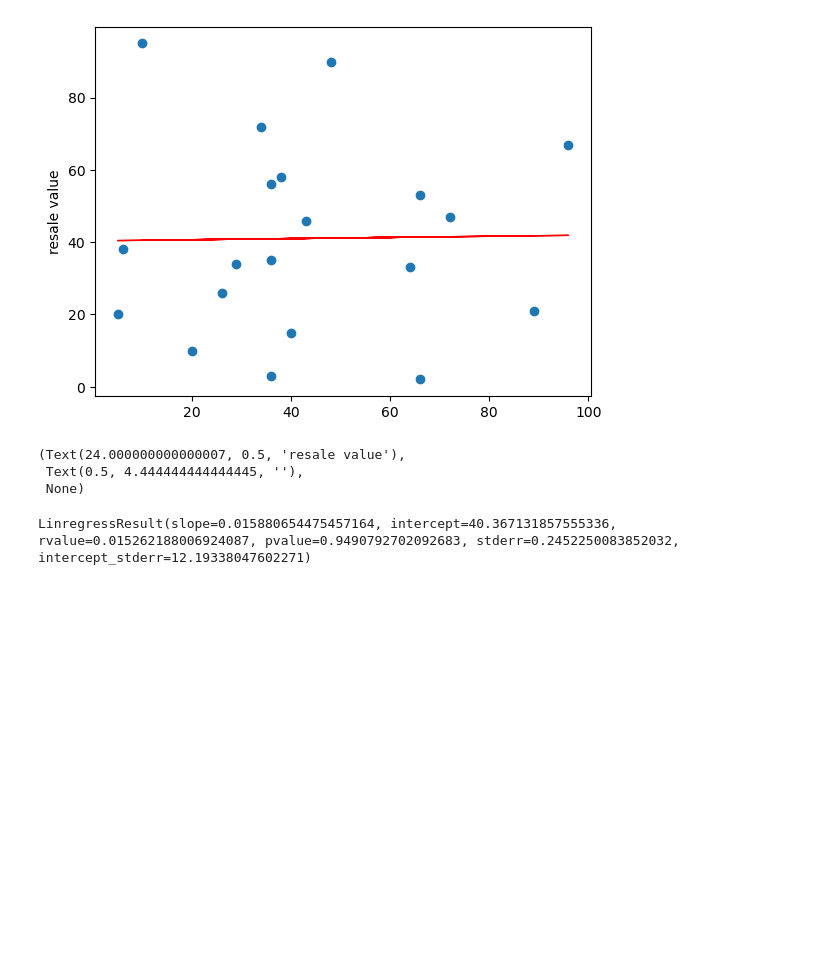
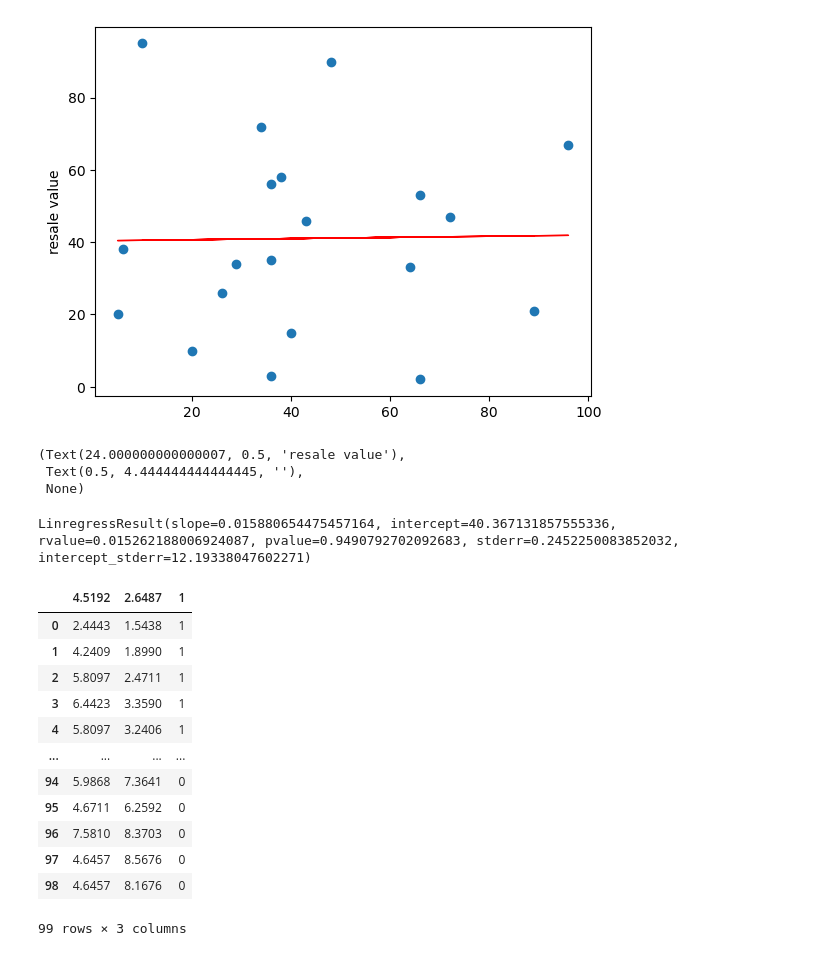
Before and after one commit to Sreekar2610/Machine-learning, a Jupyter notebook: 7098.ipynb, the cells around one changed output. Drawn from its saved outputs; the diff is of its cells as text; code cells hidden in the pictures; blank space fills up the shorter version.

```diff
--- a/7098.ipynb
+++ b/7098.ipynb
@@ -116,0 +138,17 @@ LinregressResult(slope=0.015880654475457164, intercept=40.367131857555336, rvalu
+# %%
+dataset=pd.read_csv("C:/Users/Student/logistic_data.csv")
+dataset
+# %% [output]
+|  | 4.5192 | 2.6487 | 1 |
+| 0 | 2.4443 | 1.5438 | 1 |
+| 1 | 4.2409 | 1.8990 | 1 |
+| 2 | 5.8097 | 2.4711 | 1 |
+| 3 | 6.4423 | 3.3590 | 1 |
+| 4 | 5.8097 | 3.2406 | 1 |
+| ... | ... | ... | ... |
+| 94 | 5.9868 | 7.3641 | 0 |
+| 95 | 4.6711 | 6.2592 | 0 |
+| 96 | 7.5810 | 8.3703 | 0 |
+| 97 | 4.6457 | 8.5676 | 0 |
+| 98 | 4.6457 | 8.1676 | 0 |
+99 rows × 3 columns
```
Also changed, not shown: parts of 18 cells of this notebook.
